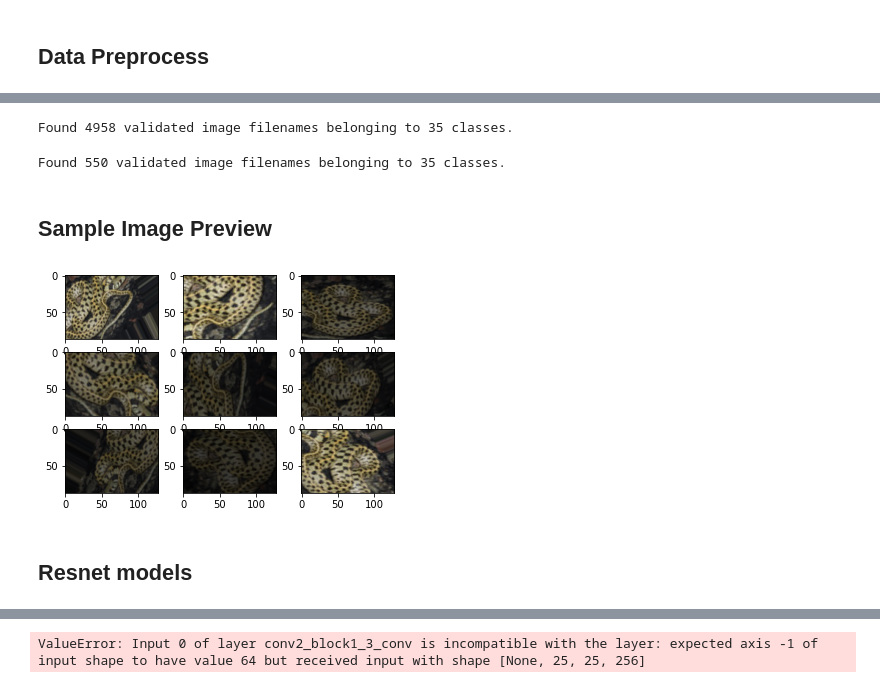
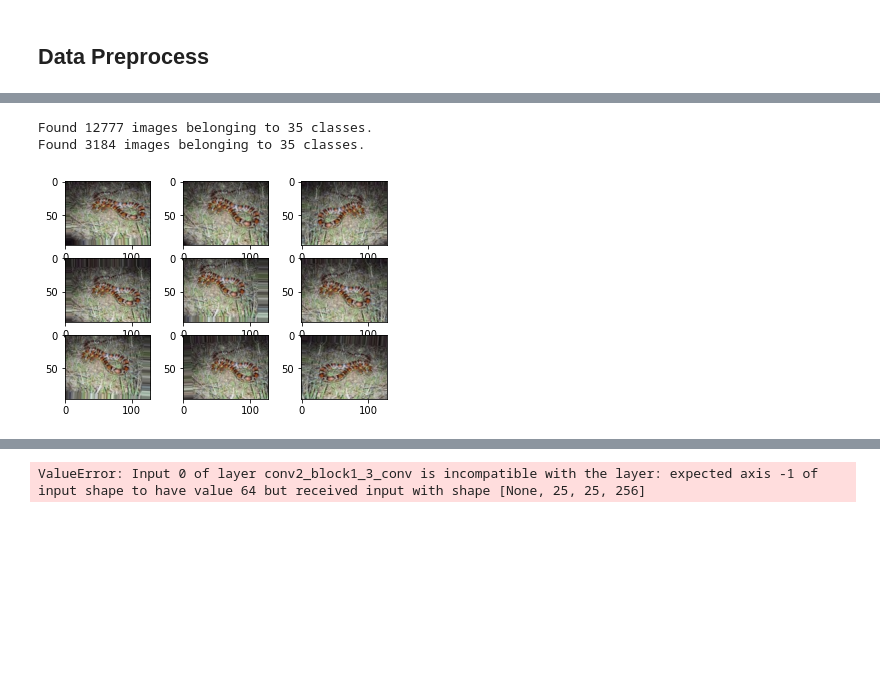
Before and after one commit to arjkashyap/Hello-ML, a Jupyter notebook: notebooks/snake challenge/resnet-experimentals.ipynb, the cells around one changed output, grey strips where cells are left out. Saved outputs shown, nothing was run; the diff lists cells and outputs as text; code cells hidden in the pictures; blank space fills up the shorter version.

```diff
--- a/notebooks/snake challenge/resnet-experimentals.ipynb
+++ b/notebooks/snake challenge/resnet-experimentals.ipynb
@@ -50,20 +43,8 @@ bs = 64
 # %%
 datagen = ImageDataGenerator(
-    rotation_range=90,
-    width_shift_range=0.2,
-    height_shift_range=0.2,
-    zoom_range=[0.5, 1.0],
-    brightness_range=[0.2, 1.0],
+    rotation_range=5,
+    width_shift_range=0.1,
+    height_shift_range=0.1,
+    zoom_range=0.1,
     horizontal_flip=True,
 )
-# %%
-train_batches = datagen.flow_from_dataframe(
-    train_df,
-    directory=train_path,
-    target_size=(IMG_DIM,IMG_DIM),
-    x_col="image_id",
-    y_col="breed",
-    batch_size=bs
-)
-# %% [output]
-Found 4958 validated image filenames belonging to 35 classes.
@@ -72,31 +51,27 @@ a = np.array(train_batches)
-# %%
-valid_batches = datagen.flow_from_dataframe(
-    valid_df,
-    directory=valid_path,
-    target_size=(IMG_DIM, IMG_DIM),
-    x_col="image_id",
-    y_col="breed",
-    batch_size=bs
-)
-# %% [output]
-Found 550 validated image filenames belonging to 35 classes.
-# %% [markdown]
-## Sample Image Preview
+# %%
+train_batches = datagen \
+                .flow_from_directory(directory=train_path, target_size=(224,224), classes=CLASSES, batch_size=bs)
+valid_batches = datagen \
+                .flow_from_directory(directory=valid_path, target_size=(224,224), classes=CLASSES, batch_size=bs)
+# %% [output]
+Found 12777 images belonging to 35 classes.
+Found 3184 images belonging to 35 classes.
 # %%
-img = load_img("./data/train/0002023e6f.jpg")     # Sample Image
+img = load_img('data/train/pantherophis-guttatus/030747b0f4.jpg')        # Sample Image
+
 data = img_to_array(img)
 
 samples = np.expand_dims(data, 0)
 
+
 it = datagen.flow(samples, batch_size=1)
+
 for i in range(9):
     plt.subplot(330 + 1 + i)
     batch = it.next()
     image = batch[0].astype('uint8')
     plt.imshow(image)
-
+# show the figure
 plt.show()
 # %% [output]
-[figure, old version]
+[figure, new version]
-# %% [markdown]
-## Resnet models
```
Also changed, not shown: parts of 17 cells of this notebook, 6 other files.
